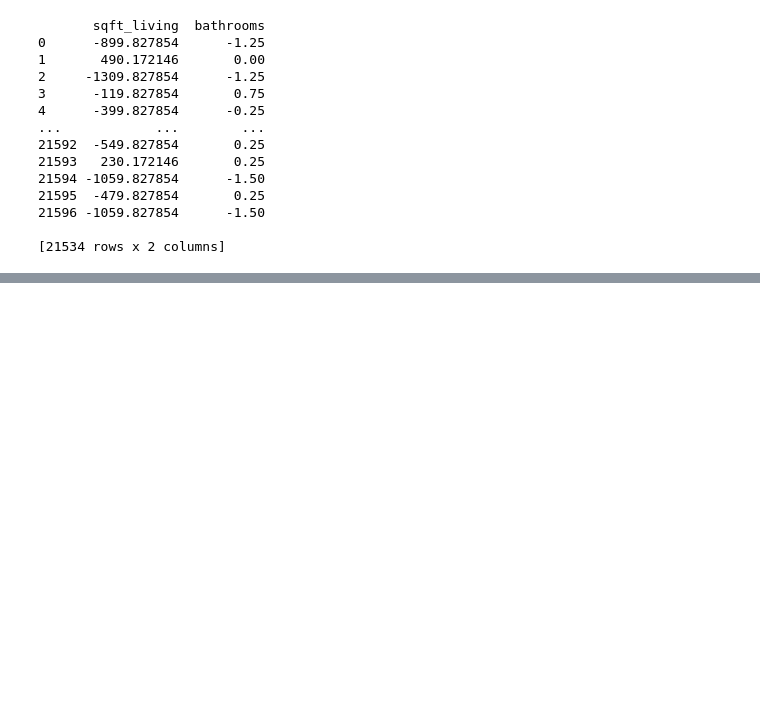
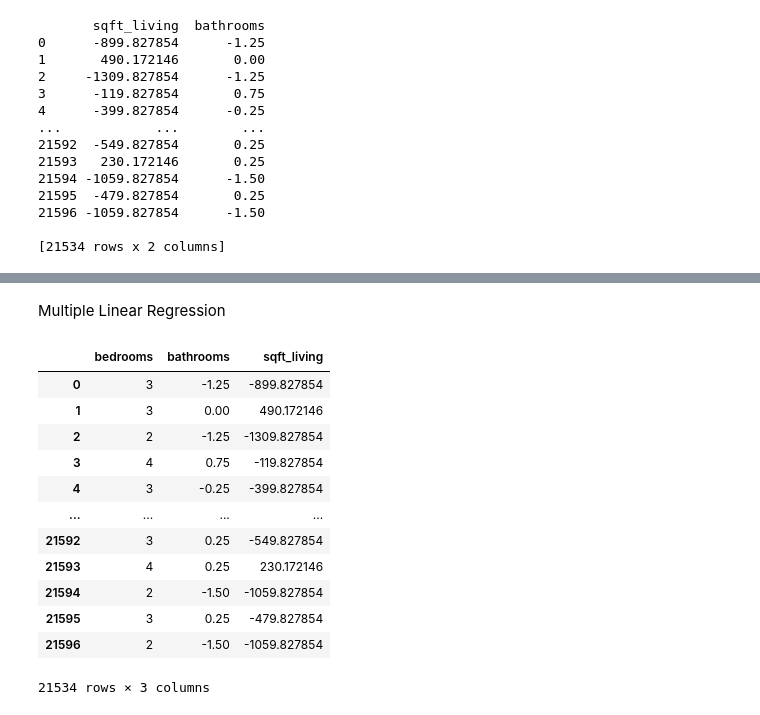
Before and after one commit to Brenda-Mutai/phase-2-project, a Jupyter notebook: student.ipynb, the cells around one changed output, grey strips where cells are left out. Cells and saved outputs as stored; diff of their text form; code cells hidden in the pictures; blank space fills up the shorter version.

```diff
--- a/student.ipynb
+++ b/student.ipynb
@@ -531,3 +534,23 @@ Notes:
 [1] Standard Errors assume that the covariance matrix of the errors is correctly specified.
 [2] The condition number is large, 1.84e+03. This might indicate that there are
 strong multicollinearity or other numerical problems.
+# %% [markdown]
+Multiple Linear Regression
+# %%
+x_3=data_subset[['bedrooms','bathrooms','sqft_living']]
+data_subset['bedrooms']=data_subset['bedrooms']-data_subset['bedrooms'].median()
+x_3
+# %% [output]
+|  | bedrooms | bathrooms | sqft_living |
+| 0 | 3 | -1.25 | -899.827854 |
+| 1 | 3 | 0.00 | 490.172146 |
+| 2 | 2 | -1.25 | -1309.827854 |
+| 3 | 4 | 0.75 | -119.827854 |
+| 4 | 3 | -0.25 | -399.827854 |
+| ... | ... | ... | ... |
+| 21592 | 3 | 0.25 | -549.827854 |
+| 21593 | 4 | 0.25 | 230.172146 |
+| 21594 | 2 | -1.50 | -1059.827854 |
+| 21595 | 3 | 0.25 | -479.827854 |
+| 21596 | 2 | -1.50 | -1059.827854 |
+21534 rows × 3 columns
```
Also changed, not shown: parts of 28 cells of this notebook.
